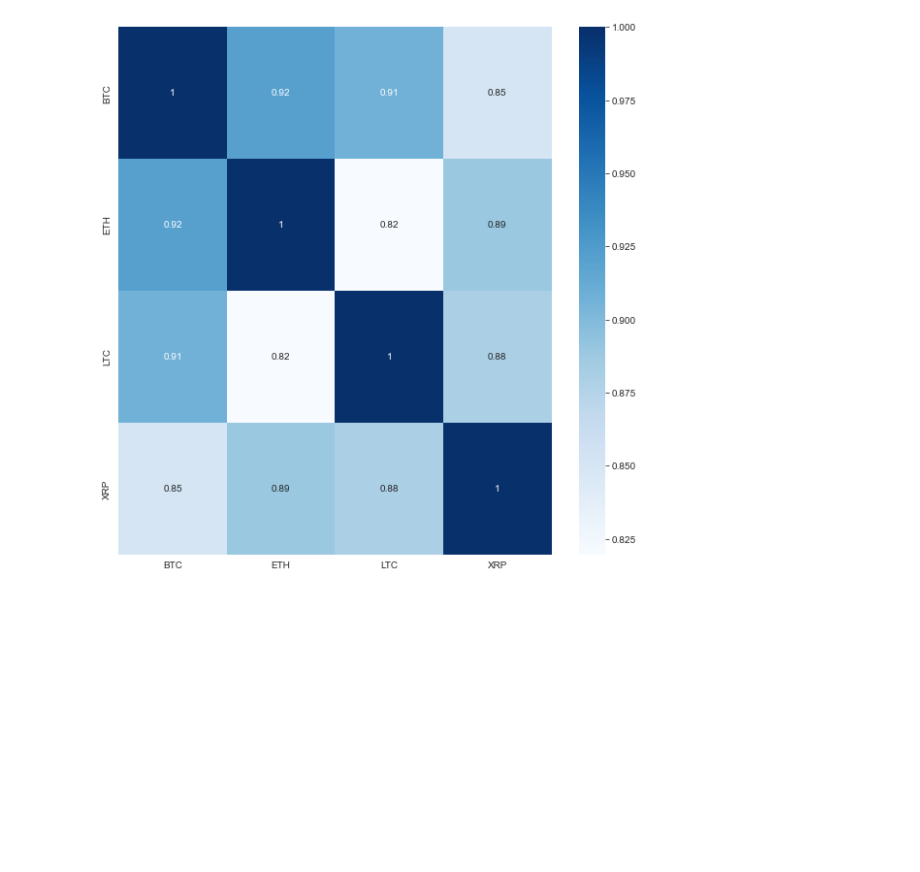
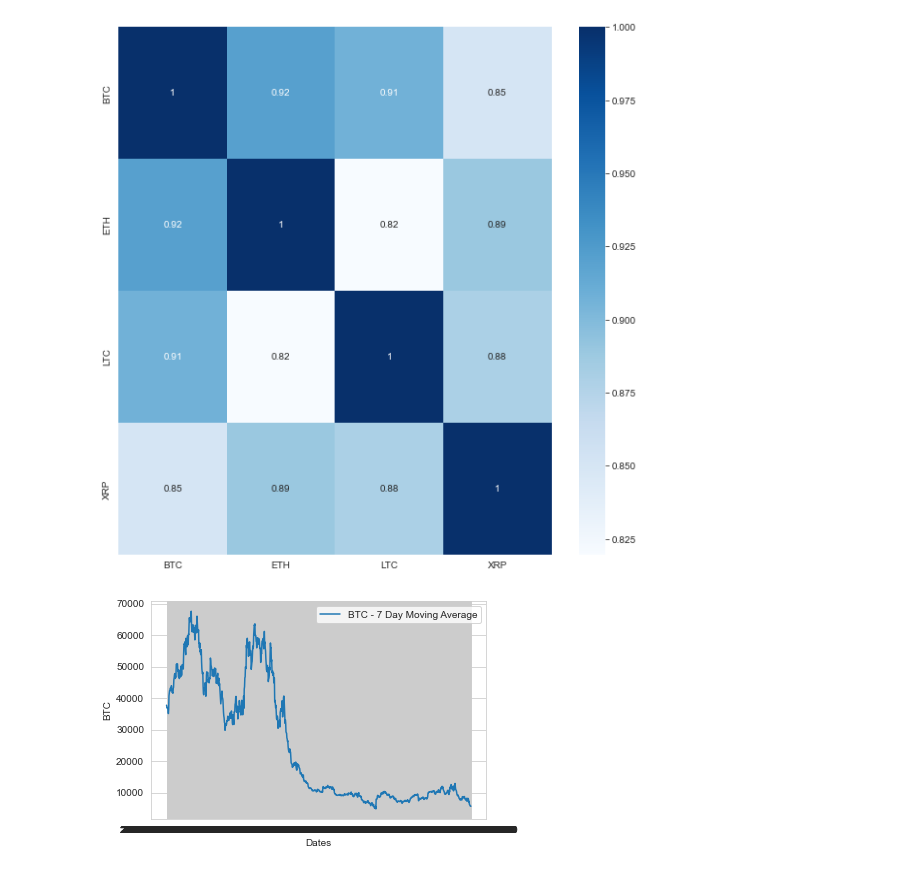
Before and after one commit to reiderwin/mustache-list-sequence, a Jupyter notebook: ccs_crypto_edits/crypto.ipynb, the cells around one changed output. Cells and saved outputs as stored; diff of their text form; code cells hidden in the pictures; blank space fills up the shorter version.

Commit message:
7 day moving averages

```diff
--- a/ccs_crypto_edits/crypto.ipynb
+++ b/ccs_crypto_edits/crypto.ipynb
@@ -366,3 +366,10 @@ sns.heatmap(ma_df[["BTC", "ETH", "LTC", "XRP"]].corr(), annot=True, cmap="Blues"
 # %% [output]
 <AxesSubplot:>
 [figure]
+# %%
+# plt.figure( figsize = (24, 10))
+sns.lineplot(x = ma_df["date"], y = ma_df["BTC"], label = "BTC - 7 Day Moving Average")
+plt.xlabel("Dates")
+plt.show()
+# %% [output]
+[figure, added]
```
